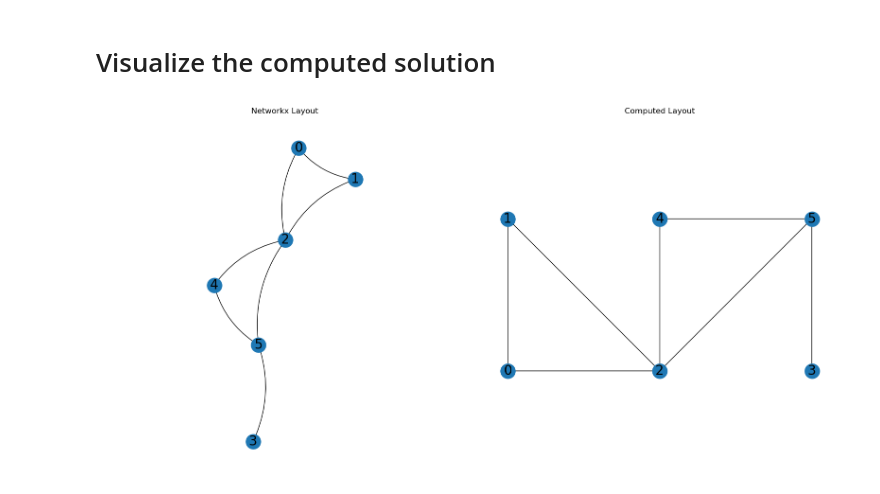
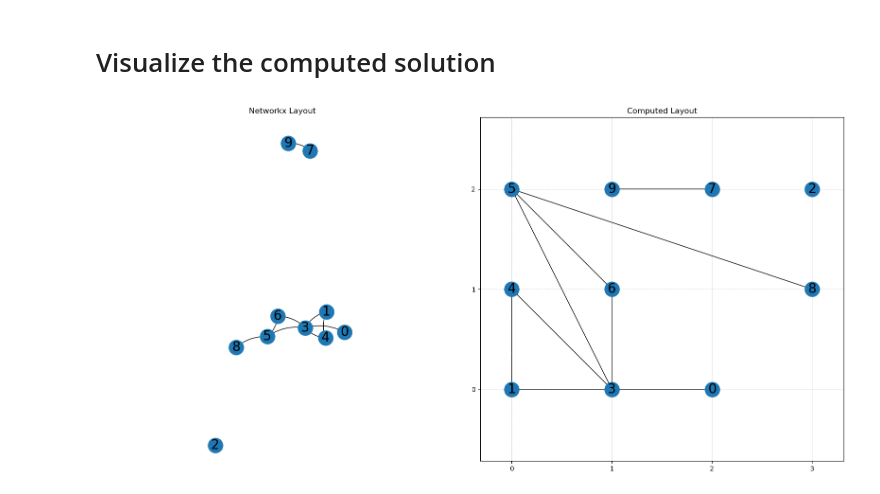
Before and after one commit to m4rquee/grid_drawing, a Jupyter notebook: grid_drawing.ipynb, the cells around one changed output. Drawn from its saved outputs; the diff is of its cells as text; code cells hidden in the pictures.

Commit message:
grid lines readded

```diff
--- a/grid_drawing.ipynb
+++ b/grid_drawing.ipynb
@@ -10,8 +10,8 @@ from math import ceil, sqrt
 # Instance Construction
 # %%
 # Create a random planar graph:
-graph = nx.convert_node_labels_to_integers(nx.triangular_lattice_graph(2, 2))
-edges_to_remove = sample(list(graph.edges()), k=int (0.3 * graph.number_of_edges()))
+graph = nx.convert_node_labels_to_integers(nx.triangular_lattice_graph(3, 3))
+edges_to_remove = sample(list(graph.edges()), k=int (0.5 * graph.number_of_edges()))
 graph.remove_edges_from(edges_to_remove)
 
 # Read an input graph:
@@ -35,7 +35,7 @@ m = gp.Model('grid-drawing')
 m.params.FuncNonlinear = 1
 
 ## Dimensions bounds:
-WIDTH, HEIGHT = 100, 100
+WIDTH, HEIGHT = 10, 10
 M = n ** 2  # big-M constant
 
 ## Variables:
@@ -220,30 +220,32 @@ Warning: to let Gurobi read it back, use rlp format
 # %%
 import matplotlib.ticker as ticker
 
 
 # Extract the coordinates:
 pos = {node: (x[node].x, y[node].x) for node in V()}
 
 # Create a figure with two subplots
 fig, axes = plt.subplots(1, 2, figsize=(16, 8))
 
-# Plot the graph (networkx layout)
+# Plot the graph (networkx layout):
 nx.draw(graph, with_labels=True, node_size=500, font_size=20, arrows=True,
         connectionstyle='arc3,rad=0.2', ax=axes[0])
 axes[0].set_title('Networkx Layout')
 axes[0].axis('equal')
 
-# Plot the graph with computed positions
+# Plot the graph with computed positions:
 nx.draw(graph, pos=pos, with_labels=True, node_size=500, font_size=20, arrows=True, ax=axes[1])
+axes[1].set_axis_on()  # Re-enable axis
+axes[1].grid(True)
 axes[1].set_title('Computed Layout')
 axes[1].tick_params(left=True, bottom=True, labelleft=True, labelbottom=True)
 axes[1].grid(True, which='both', linestyle='--', linewidth=0.5, alpha=0.7)
 axes[1].xaxis.set_major_locator(ticker.MultipleLocator(1))
 axes[1].yaxis.set_major_locator(ticker.MultipleLocator(1))
 axes[1].axis('equal')
 
 # Show the combined figure
 plt.tight_layout()
 plt.show()
 # %% [output]
-[figure, old version]
+[figure, new version]
```
Also changed, not shown: parts of 2 cells of this notebook.
